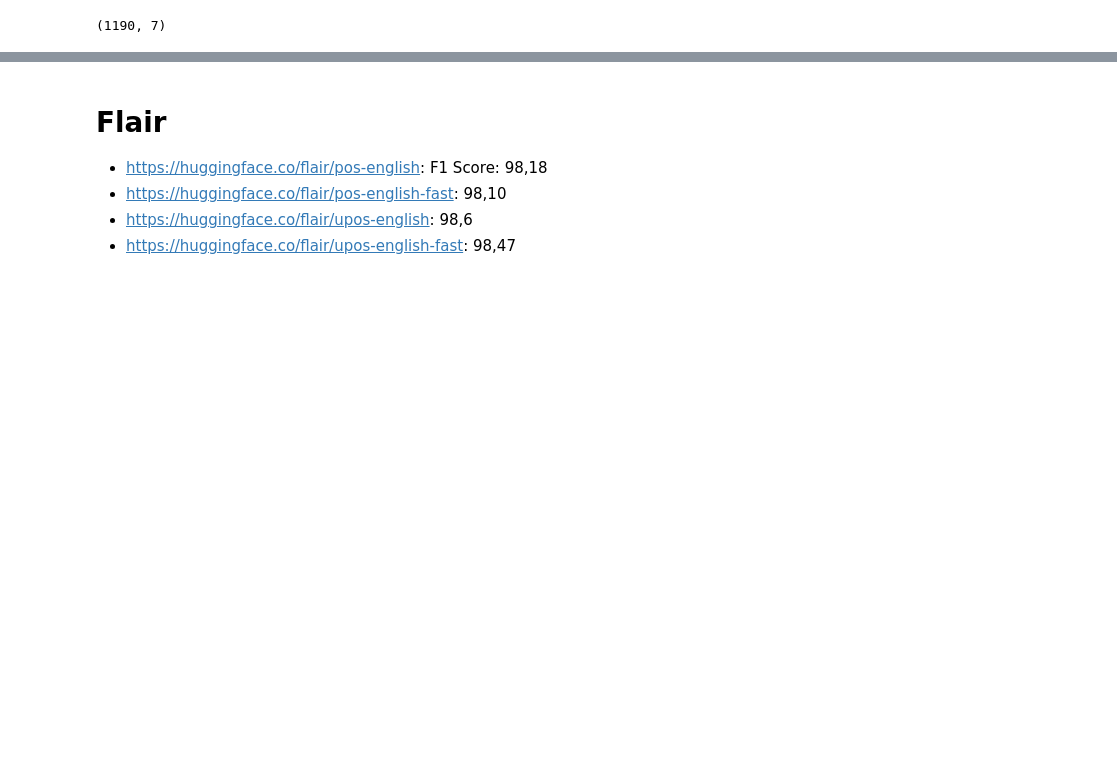
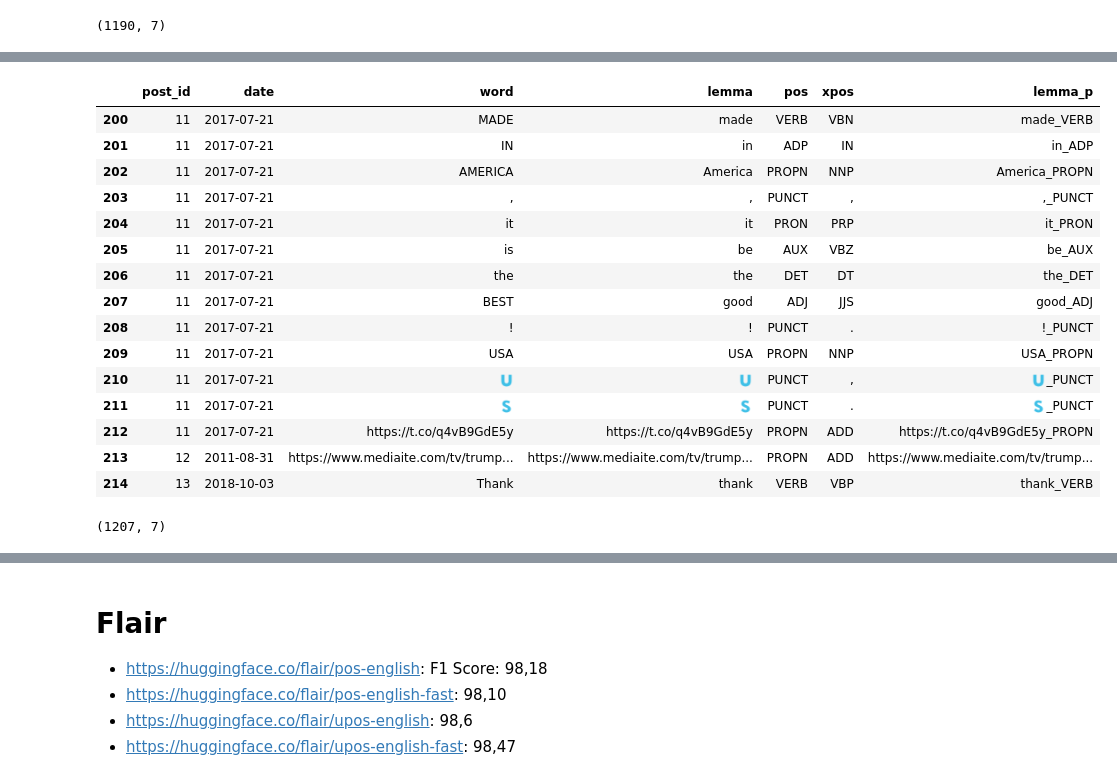
Before and after one commit to vivien3mueller/TrumMus, a Jupyter notebook: 02 Testkorpora_Tagging.ipynb, the cells around one changed output, grey strips where cells are left out. Drawn from its saved outputs; the diff is of its cells as text; code cells hidden in the pictures; blank space fills up the shorter version.

```diff
--- a/02 Testkorpora_Tagging.ipynb
+++ b/02 Testkorpora_Tagging.ipynb
@@ -556,0 +831,27 @@ fpts.shape
+# %%
+import pandas as pd
+fptstw = pd.read_csv("testkorpus_divers_50_stanza_tweets.csv")
+display(fptstw[200:215])
+# %% [output]
+|  | post_id | date | word | lemma | pos | xpos | lemma_p |
+| 200 | 11 | 2017-07-21 | MADE | made | VERB | VBN | made_VERB |
+| 201 | 11 | 2017-07-21 | IN | in | ADP | IN | in_ADP |
+| 202 | 11 | 2017-07-21 | AMERICA | America | PROPN | NNP | America_PROPN |
+| 203 | 11 | 2017-07-21 | , | , | PUNCT | , | ,_PUNCT |
+| 204 | 11 | 2017-07-21 | it | it | PRON | PRP | it_PRON |
+| 205 | 11 | 2017-07-21 | is | be | AUX | VBZ | be_AUX |
+| 206 | 11 | 2017-07-21 | the | the | DET | DT | the_DET |
+| 207 | 11 | 2017-07-21 | BEST | good | ADJ | JJS | good_ADJ |
+| 208 | 11 | 2017-07-21 | ! | ! | PUNCT | . | !_PUNCT |
+| 209 | 11 | 2017-07-21 | USA | USA | PROPN | NNP | USA_PROPN |
+| 210 | 11 | 2017-07-21 | 🇺 | 🇺 | PUNCT | , | 🇺_PUNCT |
+| 211 | 11 | 2017-07-21 | 🇸 | 🇸 | PUNCT | . | 🇸_PUNCT |
+| 212 | 11 | 2017-07-21 | https://t.co/q4vB9GdE5y | https://t.co/q4vB9GdE5y | PROPN | ADD | https://t.co/q4vB9GdE5y_PROPN |
+| 213 | 12 | 2011-08-31 | https://www.mediaite.com/tv/trump... | https://www.mediaite.com/tv/trump... | PROPN | ADD | https://www.mediaite.com/tv/trump... |
+| 214 | 13 | 2018-10-03 | Thank | thank | VERB | VBP | thank_VERB |
+# %%
+fptstw.shape
+# taggt sehr gut, allerdings wird nicht jedes Emoji richtig als NFP erkannt,
+# sondern oft nur als Satzzeichen.
+# %% [output]
+(1207, 7)
```
Also changed, not shown: parts of 62 cells of this notebook.
